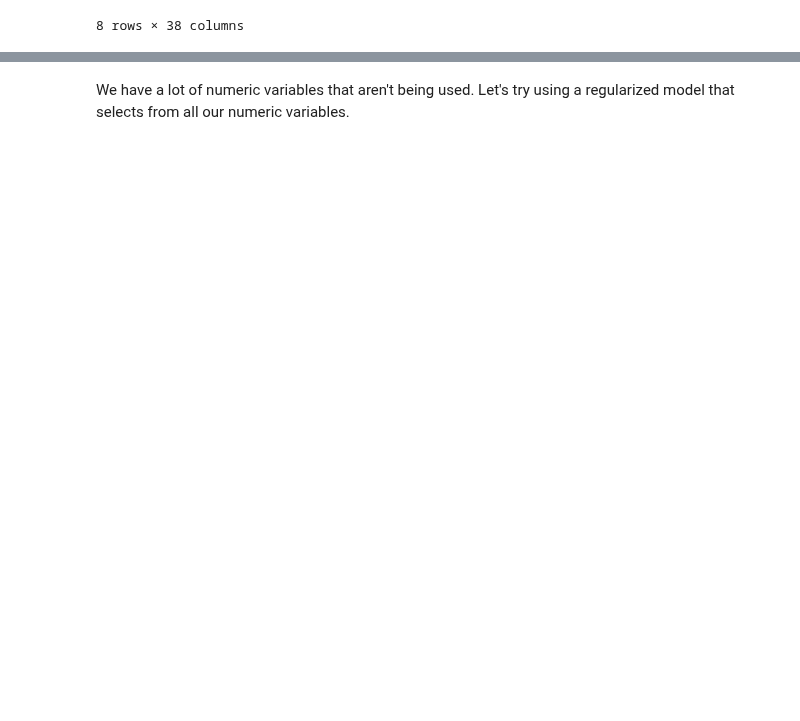
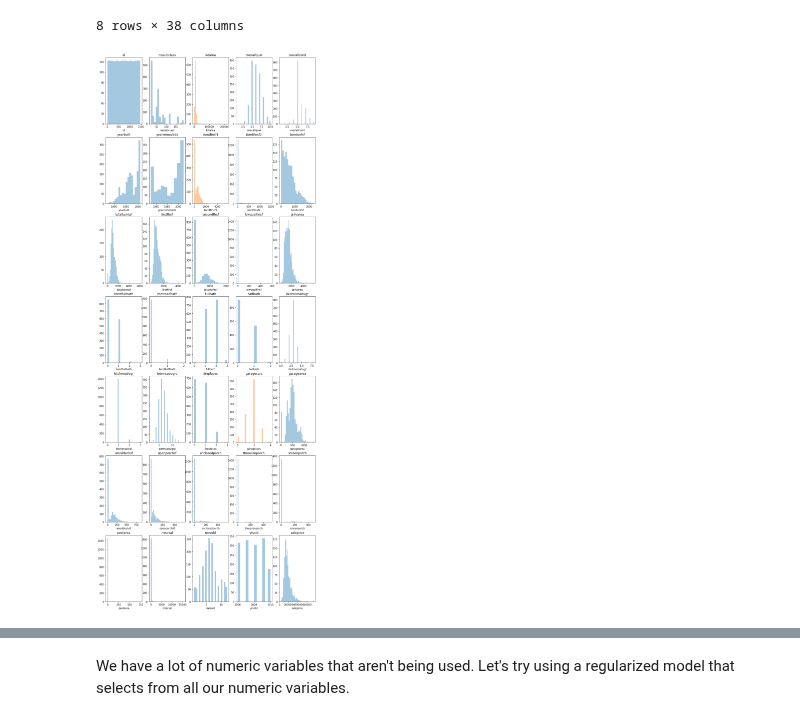
Before and after one commit to timcopelandoh/thinkful, a Jupyter notebook: Module 18 - Supervised Learning - Regression/18.8 - Regression Challenge.ipynb, the cells around one changed output, grey strips where cells are left out. Drawn from its saved outputs; the diff is of its cells as text; code cells hidden in the pictures; blank space fills up the shorter version.

```diff
--- a/Module 18 - Supervised Learning - Regression/18.8 - Regression Challenge.ipynb
+++ b/Module 18 - Supervised Learning - Regression/18.8 - Regression Challenge.ipynb
@@ -39,3 +51,17 @@ house.describe()
 | 75% | 1095.250000 | 70.000000 | 80.000000 | 11601.500000 | 7.000000 | 6.000000 | 2000.000000 | 2004.000000 | ... |
 | max | 1460.000000 | 190.000000 | 313.000000 | 215245.000000 | 10.000000 | 9.000000 | 2010.000000 | 2010.000000 | ... |
 8 rows × 38 columns
+# %%
+plt.figure(figsize=(15,40))
+s = 1
+
+for c in range(house.shape[1]):
+    try:
+        plt.subplot(7,5,s)
+        plt.title(house.columns[c])
+        sns.distplot(house.iloc[:,c], kde=False)
+        s += 1
+    except:
+        pass
+# %% [output]
+[figure, added]
```
Also changed, not shown: parts of 9 cells of this notebook, 1 other file.
